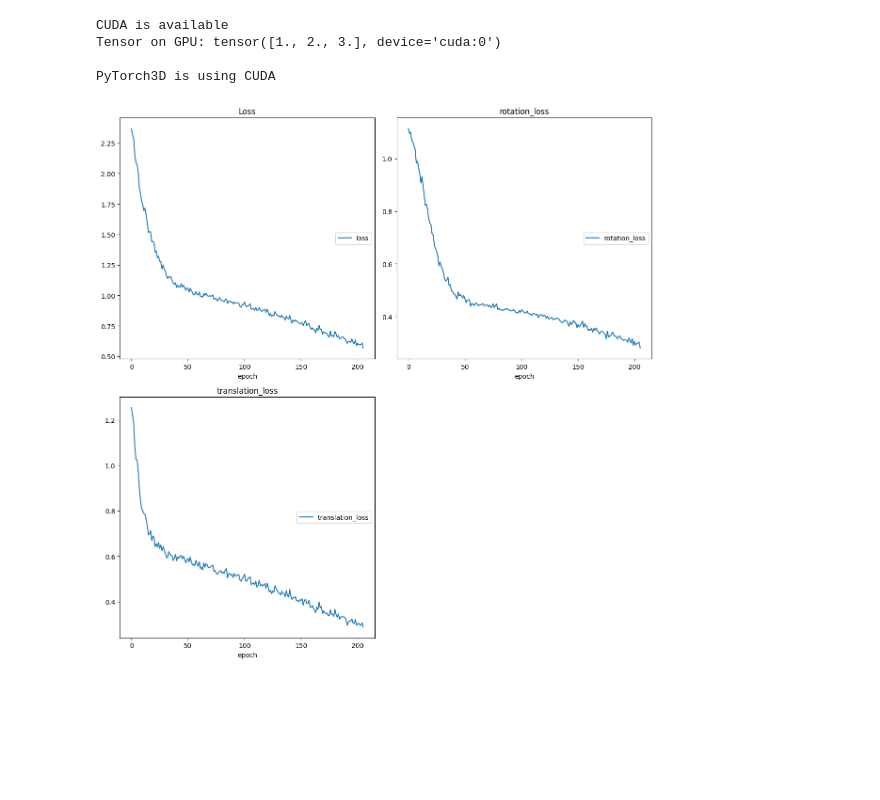
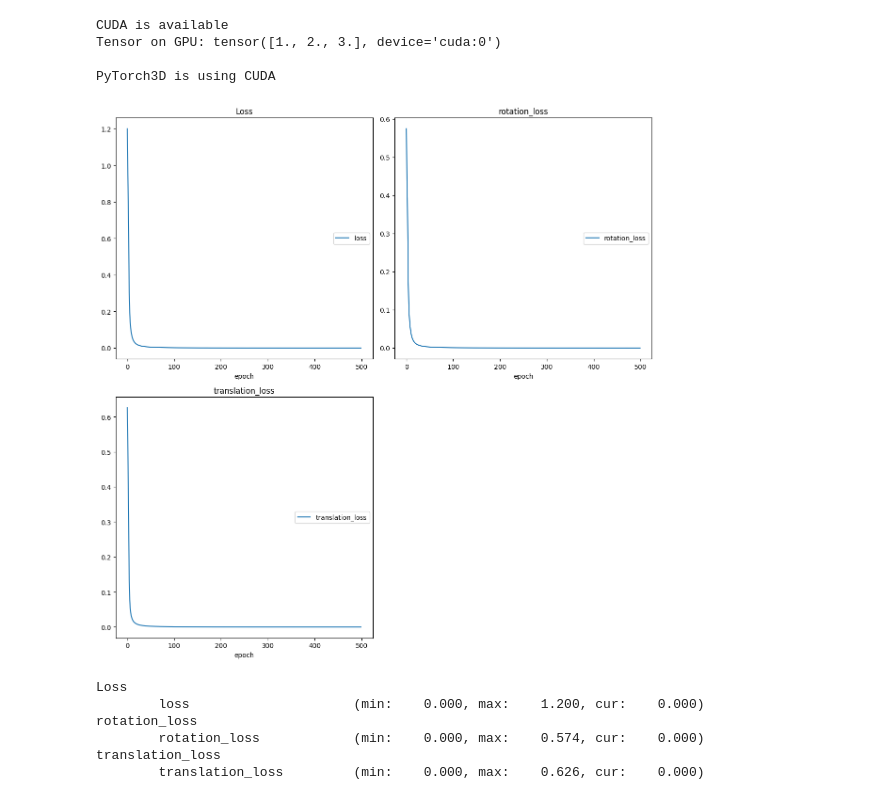
Before and after one commit to alanxuefei/meshrcnn_s, a Jupyter notebook: camera_pose_net-cnn_transformer.ipynb, the cells around one changed output. Drawn from its saved outputs; the diff is of its cells as text; code cells hidden in the pictures; blank space fills up the shorter version.

```diff
--- a/camera_pose_net-cnn_transformer.ipynb
+++ b/camera_pose_net-cnn_transformer.ipynb
@@ -264,35 +264,41 @@ def train_model(dataset, epochs, batch_size, learning_rate, model_save_path):
 
         logs['loss'] = total_loss / len(loader)
         logs['rotation_loss'] = total_rotation_loss / len(loader)
         logs['translation_loss'] = total_translation_loss / len(loader)
         liveloss.update(logs)
         liveloss.send()
 
     # Save final model
     torch.save(model.state_dict(), model_save_path.format('final'))
 
 
 
 def evaluate_model(dataset, batch_size=32):
     device = torch.device("cuda" if torch.cuda.is_available() else "cpu")
     model = ViTImageToRTNetwork().to(device)
     loader = DataLoader(dataset, batch_size=batch_size, shuffle=False)
     criterion = nn.MSELoss()
     model.eval()
     total_loss = 0
     with torch.no_grad():
         for images, rt_matrices in loader:
             images, rt_matrices = images.to(device), rt_matrices.to(device)
             outputs = model(images)
             loss = criterion(outputs, rt_matrices)
             total_loss += loss.item()
     logging.info(f"Validation Loss: {total_loss / len(loader)}")
 # Example usage
 dataset = PoseRefinementDataset("./pose_refine_dataset/dataset_info.json")
 model_save_path = "./pose_refine_dataset/pose_refine_model_epoch_{}.pth"  # Path where you want to save the model weights
-train_model(dataset, epochs=1000, batch_size=16, learning_rate=0.0000001, model_save_path=model_save_path)
+train_model(dataset, epochs=500, batch_size=64, learning_rate=0.000001, model_save_path=model_save_path)
 # %% [output]
-[figure, old version]
+[figure, new version]
+Loss
+        loss                     (min:    0.000, max:    1.200, cur:    0.000)
+rotation_loss
+        rotation_loss            (min:    0.000, max:    0.574, cur:    0.000)
+translation_loss
+        translation_loss         (min:    0.000, max:    0.626, cur:    0.000)
 # %%
 import os
 
```
Also changed, not shown: parts of 4 cells of this notebook, 1 other file.
